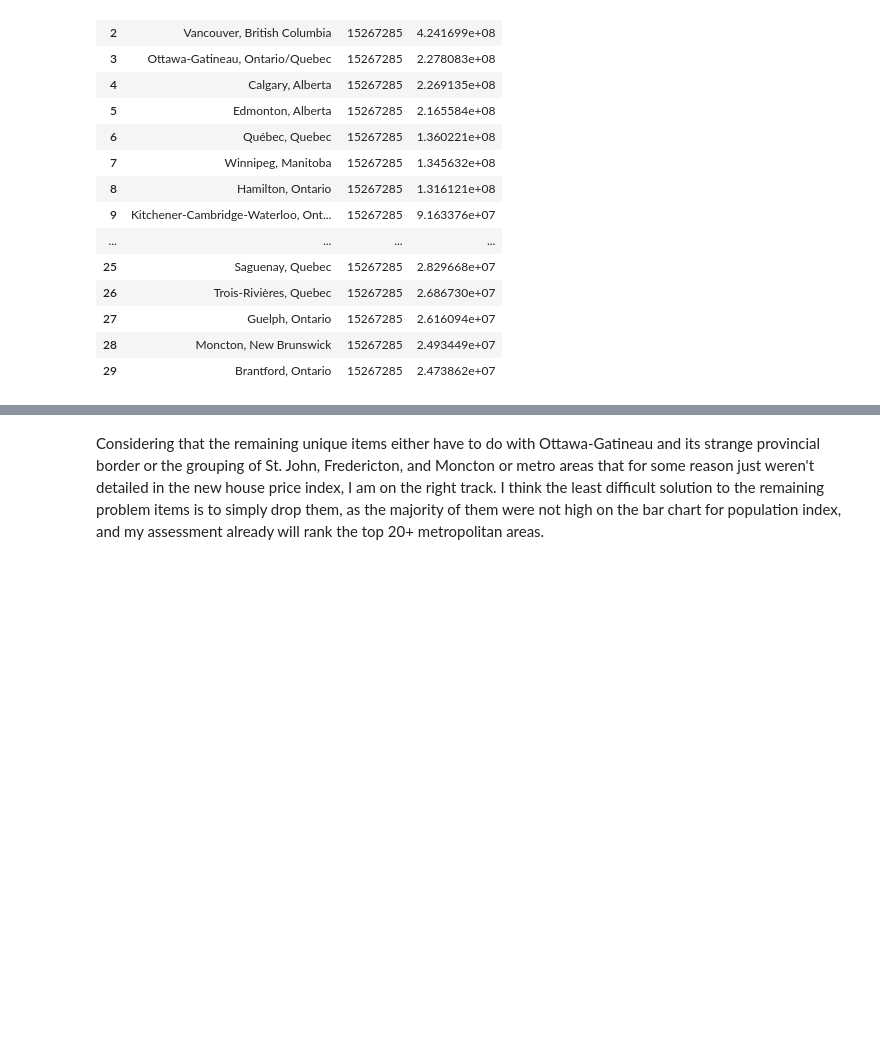
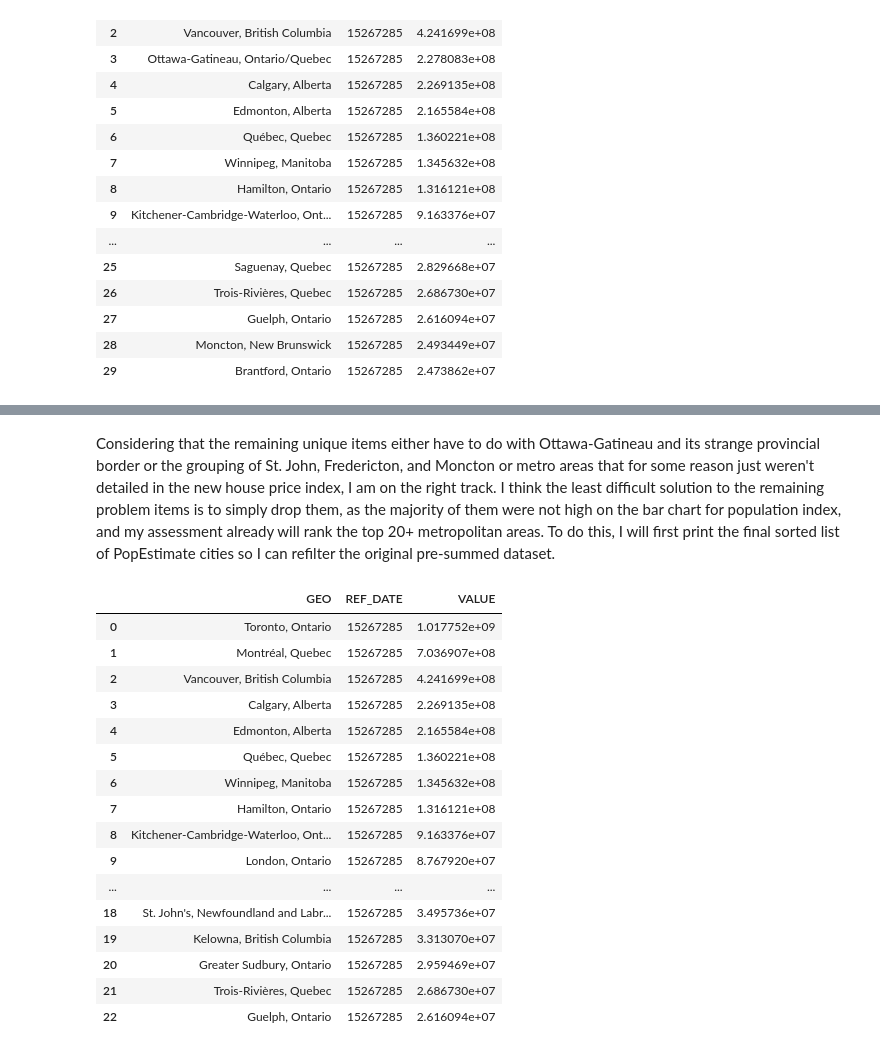
Before and after one commit to ubco-W2022T2-data301/project-group-group01, a Jupyter notebook: analysis/Logananalysis2.ipynb, the cells around one changed output, grey strips where cells are left out. Saved outputs shown, nothing was run; the diff lists cells and outputs as text; code cells hidden in the pictures; blank space fills up the shorter version.

```diff
--- a/analysis/Logananalysis2.ipynb
+++ b/analysis/Logananalysis2.ipynb
@@ -308,2 +308,28 @@ Unique items in PE:{'Barrie, Ontario', 'Abbotsford-Mission, British Columbia', '
 # %% [markdown]
-Considering that the remaining unique items either have to do with Ottawa-Gatineau and its strange provincial border or the grouping of St. John, Fredericton, and Moncton or metro areas that for some reason just weren't detailed in the new house price index, I am on the right track. I think the least difficult solution to the remaining problem items is to simply drop them, as the majority of them were not high on the bar chart for population index, and my assessment already will rank the top 20+ metropolitan areas.
+Considering that the remaining unique items either have to do with Ottawa-Gatineau and its strange provincial border or the grouping of St. John, Fredericton, and Moncton or metro areas that for some reason just weren't detailed in the new house price index, I am on the right track. I think the least difficult solution to the remaining problem items is to simply drop them, as the majority of them were not high on the bar chart for population index, and my assessment already will rank the top 20+ metropolitan areas. To do this, I will first print the final sorted list of PopEstimate cities so I can refilter the original pre-summed dataset.
+# %%
+PE_ordered_filtered_v2 = PE_ordered_filtered.drop(PE_ordered_filtered[PE_ordered_filtered.GEO.isin(['Barrie, Ontario',
+                                                                                           'Abbotsford-Mission, British Columbia',
+                                                                                           'Kingston, Ontario', 'Ottawa-Gatineau, Ontario/Quebec',
+                                                                                           'Saguenay, Quebec', 'Brantford, Ontario',
+                                                                                           'Moncton, New Brunswick'])].index)
+PE_ordered_filtered_v2 = PE_ordered_filtered_v2.reset_index()
+PE_ordered_filtered_v2.drop(columns=["index", "level_0"])
+# %% [output]
+|  | GEO | REF_DATE | VALUE |
+| 0 | Toronto, Ontario | 15267285 | 1.017752e+09 |
+| 1 | Montréal, Quebec | 15267285 | 7.036907e+08 |
+| 2 | Vancouver, British Columbia | 15267285 | 4.241699e+08 |
+| 3 | Calgary, Alberta | 15267285 | 2.269135e+08 |
+| 4 | Edmonton, Alberta | 15267285 | 2.165584e+08 |
+| 5 | Québec, Quebec | 15267285 | 1.360221e+08 |
+| 6 | Winnipeg, Manitoba | 15267285 | 1.345632e+08 |
+| 7 | Hamilton, Ontario | 15267285 | 1.316121e+08 |
+| 8 | Kitchener-Cambridge-Waterloo, Ont... | 15267285 | 9.163376e+07 |
+| 9 | London, Ontario | 15267285 | 8.767920e+07 |
+| ... | ... | ... | ... |
+| 18 | St. John's, Newfoundland and Labr... | 15267285 | 3.495736e+07 |
+| 19 | Kelowna, British Columbia | 15267285 | 3.313070e+07 |
+| 20 | Greater Sudbury, Ontario | 15267285 | 2.959469e+07 |
+| 21 | Trois-Rivières, Quebec | 15267285 | 2.686730e+07 |
+| 22 | Guelph, Ontario | 15267285 | 2.616094e+07 |
```
Also changed, not shown: parts of 18 cells of this notebook.
